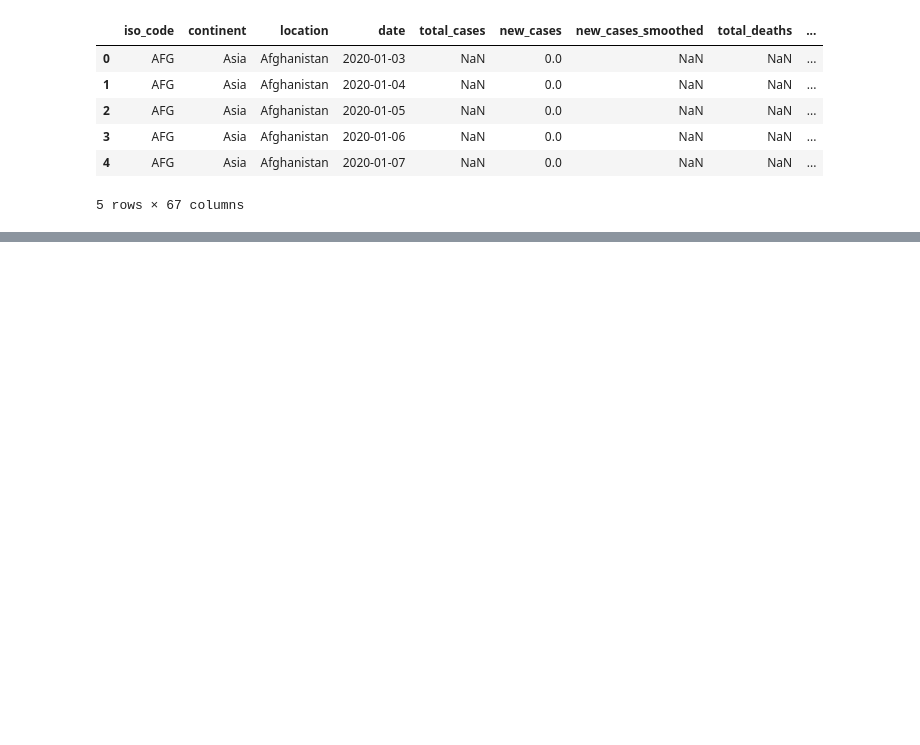
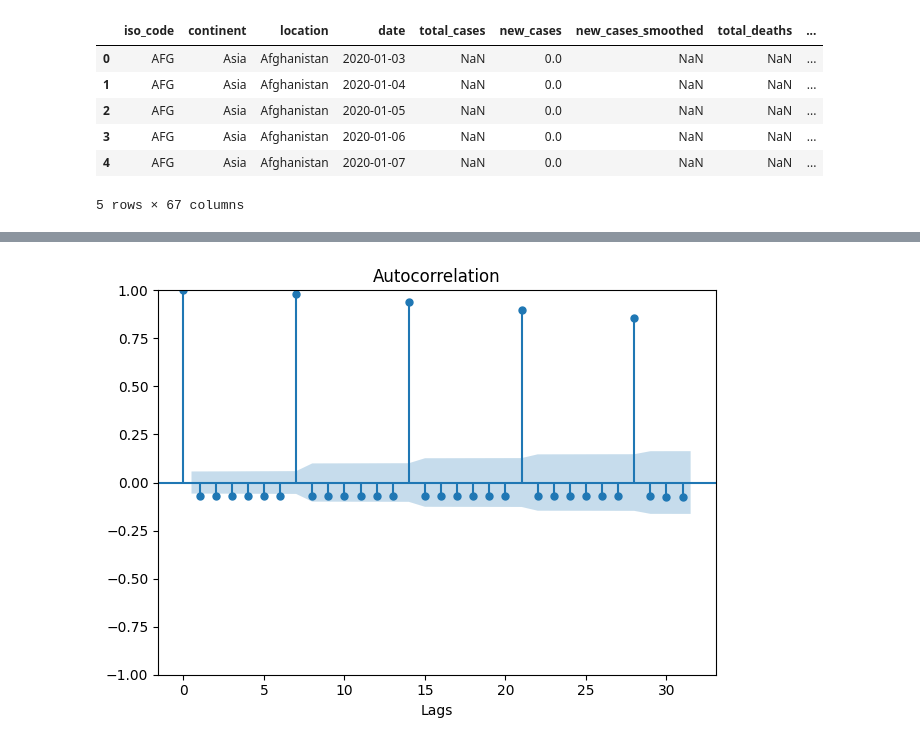
Before and after one commit to FYEH779/Stat-390-Project, a Jupyter notebook: ARIMA_Brian.ipynb, the cells around one changed output, grey strips where cells are left out. Cells and saved outputs as stored; diff of their text form; code cells hidden in the pictures; blank space fills up the shorter version.

```diff
--- a/ARIMA_Brian.ipynb
+++ b/ARIMA_Brian.ipynb
@@ -291,0 +122,10 @@ Test RMSE: 701.6255786331072
+# %%
+
+from statsmodels.graphics.tsaplots import plot_acf, plot_pacf
+alpha=0.05
+# Select a multiple of the seasonal frequency for the number of lags
+plot_acf(train['new_cases'])
+plt.xlabel('Lags')
+plt.tight_layout()
+# %% [output]
+[figure, added]
```
Also changed, not shown: parts of 38 cells of this notebook.
